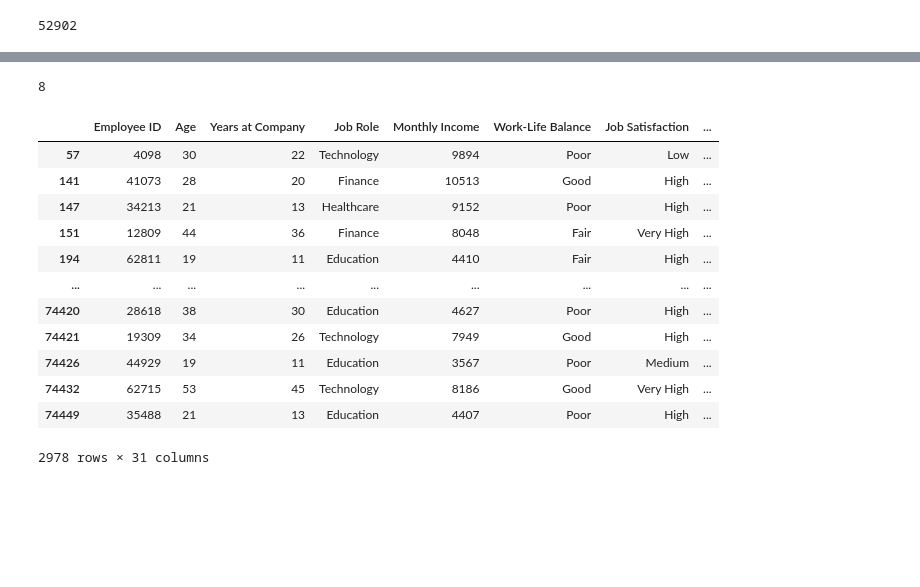
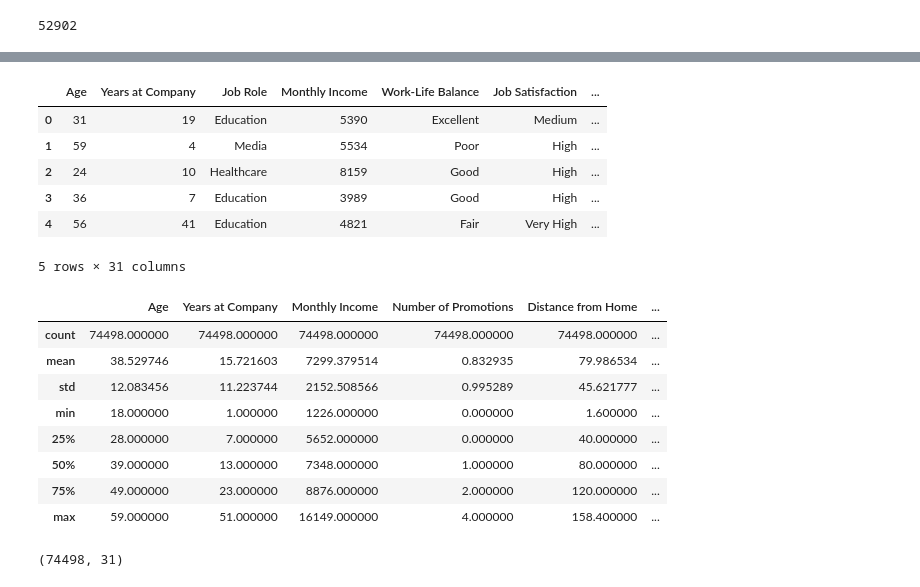
Before and after one commit to KfirTayar/Employee_Attrition_Analysis, a Jupyter notebook: Employee_Attrition_Data_Preparation.ipynb, the cells around one changed output, grey strips where cells are left out. Drawn from its saved outputs; the diff is of its cells as text; code cells hidden in the pictures; blank space fills up the shorter version.

```diff
--- a/Employee_Attrition_Data_Preparation.ipynb
+++ b/Employee_Attrition_Data_Preparation.ipynb
@@ -162,5 +154,8 @@ len(df[df['Company Tenure'] > df['Age']])
 # %%
-df = df.drop(columns=['Company Tenure'])
+cols_to_drop = ['Company Tenure', 'Employee ID']
+
+for col in cols_to_drop:
+    df = df.drop(columns=[col])
 # %%
 df.iloc[3]
 # %% [output]
@@ -196,20 +179,26 @@ Name: count, dtype: int64
-# %%
-df['Start Age'].min()
-# %% [output]
-8
-# %%
-df[df['Start Age'] == 8]
-# %% [output]
-|  | Employee ID | Age | Years at Company | Job Role | Monthly Income | Work-Life Balance | Job Satisfaction | ... |
-| 57 | 4098 | 30 | 22 | Technology | 9894 | Poor | Low | ... |
-| 141 | 41073 | 28 | 20 | Finance | 10513 | Good | High | ... |
-| 147 | 34213 | 21 | 13 | Healthcare | 9152 | Poor | High | ... |
-| 151 | 12809 | 44 | 36 | Finance | 8048 | Fair | Very High | ... |
-| 194 | 62811 | 19 | 11 | Education | 4410 | Fair | High | ... |
-| ... | ... | ... | ... | ... | ... | ... | ... | ... |
-| 74420 | 28618 | 38 | 30 | Education | 4627 | Poor | High | ... |
-| 74421 | 19309 | 34 | 26 | Technology | 7949 | Good | High | ... |
-| 74426 | 44929 | 19 | 11 | Education | 3567 | Poor | Medium | ... |
-| 74432 | 62715 | 53 | 45 | Technology | 8186 | Good | Very High | ... |
-| 74449 | 35488 | 21 | 13 | Education | 4407 | Poor | High | ... |
-2978 rows × 31 columns
+# %%
+df.head()
+# %% [output]
+|  | Age | Years at Company | Job Role | Monthly Income | Work-Life Balance | Job Satisfaction | ... |
+| 0 | 31 | 19 | Education | 5390 | Excellent | Medium | ... |
+| 1 | 59 | 4 | Media | 5534 | Poor | High | ... |
+| 2 | 24 | 10 | Healthcare | 8159 | Good | High | ... |
+| 3 | 36 | 7 | Education | 3989 | Good | High | ... |
+| 4 | 56 | 41 | Education | 4821 | Fair | Very High | ... |
+5 rows × 31 columns
+# %%
+df.describe()
+# %% [output]
+|  | Age | Years at Company | Monthly Income | Number of Promotions | Distance from Home | ... |
+| count | 74498.000000 | 74498.000000 | 74498.000000 | 74498.000000 | 74498.000000 | ... |
+| mean | 38.529746 | 15.721603 | 7299.379514 | 0.832935 | 79.986534 | ... |
+| std | 12.083456 | 11.223744 | 2152.508566 | 0.995289 | 45.621777 | ... |
+| min | 18.000000 | 1.000000 | 1226.000000 | 0.000000 | 1.600000 | ... |
+| 25% | 28.000000 | 7.000000 | 5652.000000 | 0.000000 | 40.000000 | ... |
+| 50% | 39.000000 | 13.000000 | 7348.000000 | 1.000000 | 80.000000 | ... |
+| 75% | 49.000000 | 23.000000 | 8876.000000 | 2.000000 | 120.000000 | ... |
+| max | 59.000000 | 51.000000 | 16149.000000 | 4.000000 | 158.400000 | ... |
+# %%
+df.shape
+# %% [output]
+(74498, 31)
```
Also changed, not shown: parts of 8 cells of this notebook, 1 other file.
